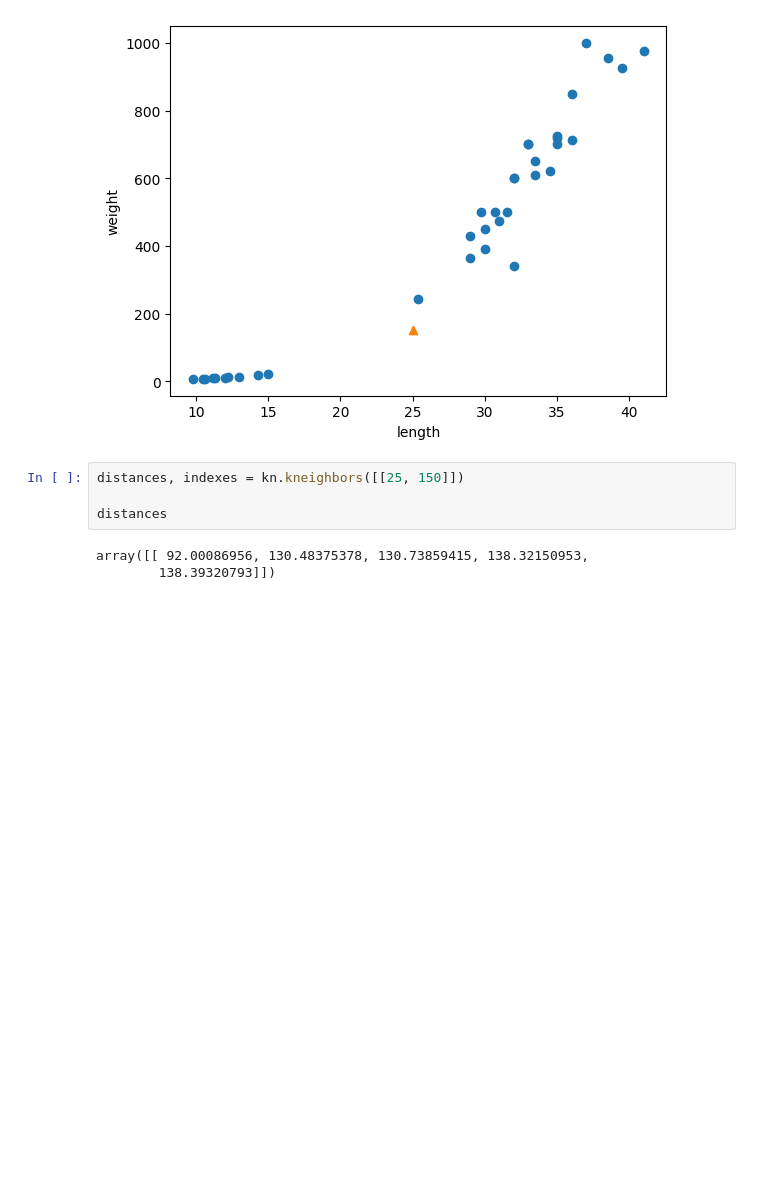
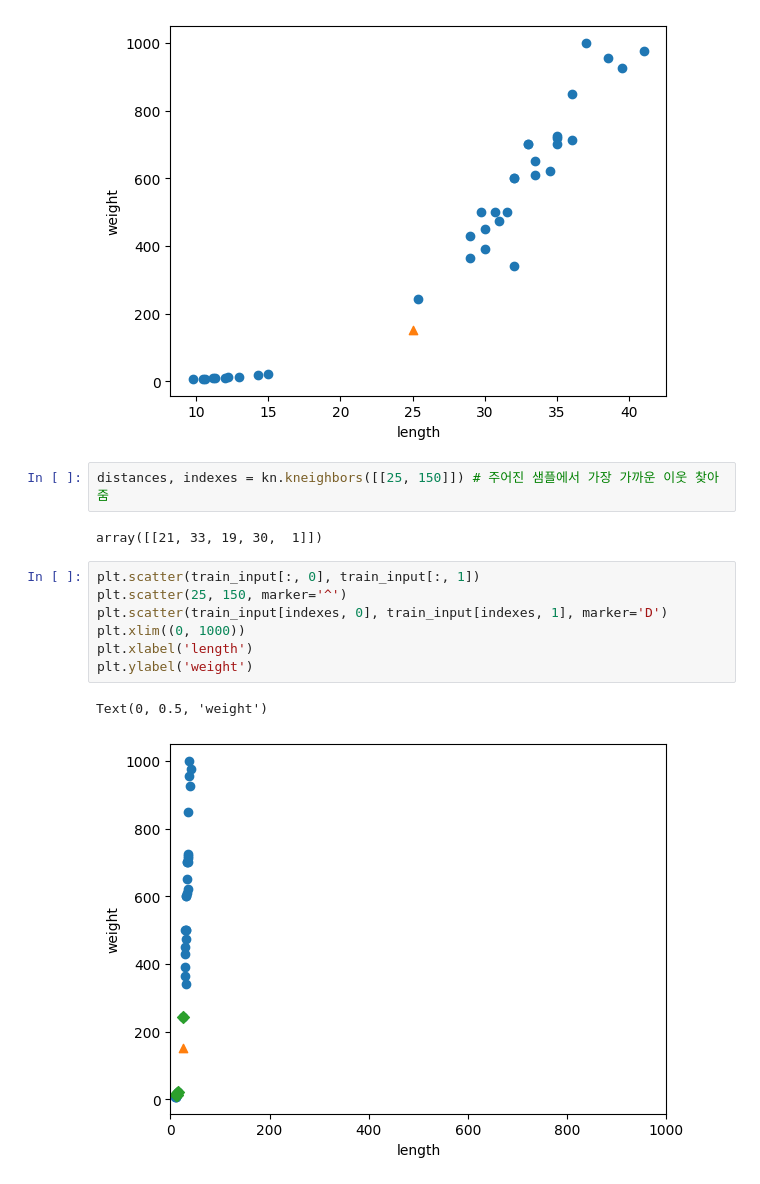
Before and after one commit to seungyeon38/AI, a Jupyter notebook: fish_classifier_2-2.ipynb, the cells around one changed output. Saved outputs shown, nothing was run; the diff lists cells and outputs as text; blank space fills up the shorter version.

```diff
--- a/fish_classifier_2-2.ipynb
+++ b/fish_classifier_2-2.ipynb
@@ -52,9 +52,16 @@ plt.show()
 # %% [output]
 [figure]
 # %%
-distances, indexes = kn.kneighbors([[25, 150]])
-
-distances
+distances, indexes = kn.kneighbors([[25, 150]]) # 주어진 샘플에서 가장 가까운 이웃 찾아줌
 # %% [output]
-array([[ 92.00086956, 130.48375378, 130.73859415, 138.32150953,
-        138.39320793]])
+array([[21, 33, 19, 30,  1]])
+# %%
+plt.scatter(train_input[:, 0], train_input[:, 1])
+plt.scatter(25, 150, marker='^')
+plt.scatter(train_input[indexes, 0], train_input[indexes, 1], marker='D')
+plt.xlim((0, 1000))
+plt.xlabel('length')
+plt.ylabel('weight')
+# %% [output]
+Text(0, 0.5, 'weight')
+[figure, added]
```
Also changed, not shown: parts of 4 cells of this notebook, 1 other file.
